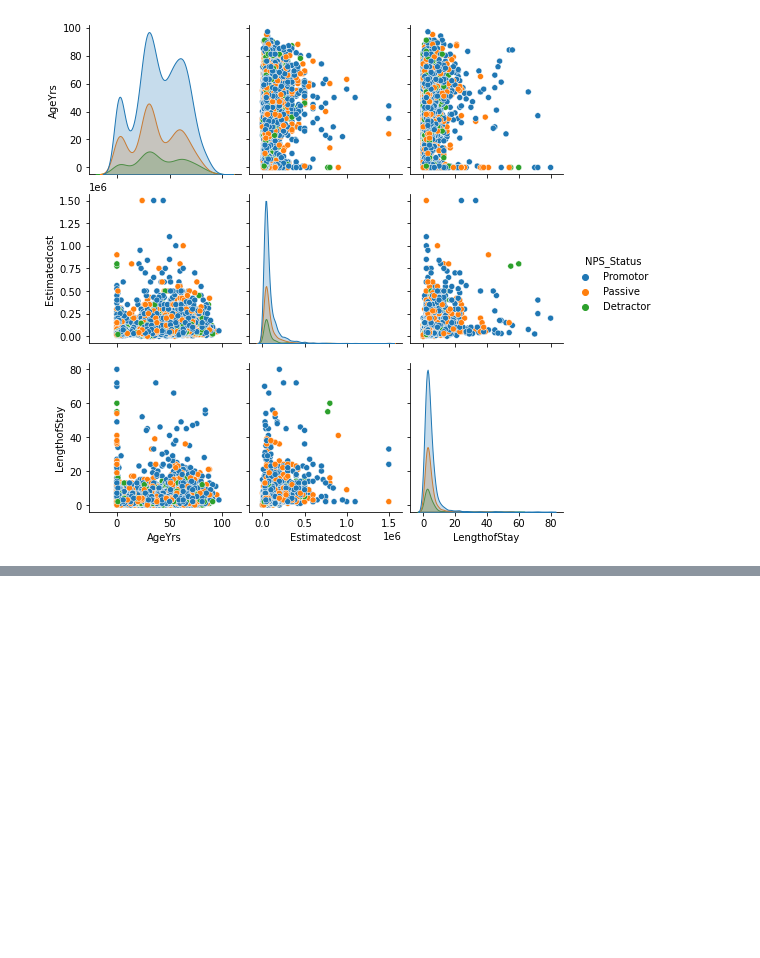
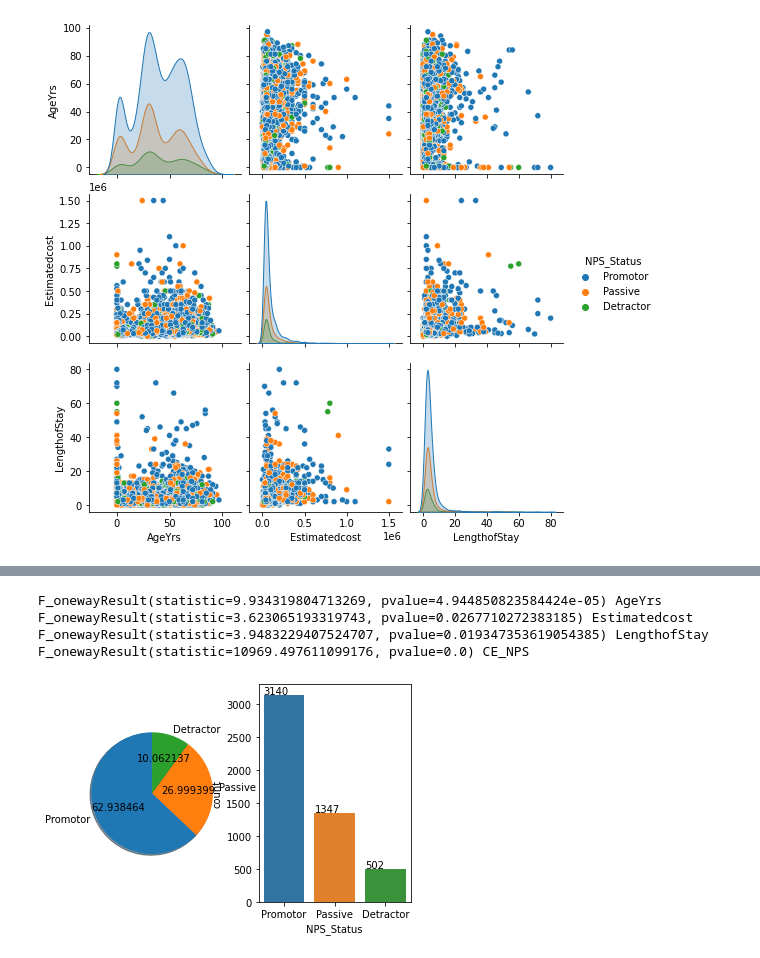
Before and after one commit to manthra16695/Code-360, a Jupyter notebook: Manipal_Hospitals.ipynb, the cells around one changed output, grey strips where cells are left out. Saved outputs shown, nothing was run; the diff lists cells and outputs as text; code cells hidden in the pictures; blank space fills up the shorter version.

```diff
--- a/Manipal_Hospitals.ipynb
+++ b/Manipal_Hospitals.ipynb
@@ -95,0 +146,16 @@ sns.pairplot(numericaldata,hue='NPS_Status')
+# %%
+
+count=0
+a=[]
+for i in ls:
+
+  crosstb=pd.crosstab(data[i],data['NPS_Status'])
+  c,p,dof,expected = stats.chi2_contingency(crosstb)
+
+  if p <  0.05:
+    count+=1
+    print('{}Yes! This variable {} has significance with 95% conf with p-value as {} '.format(count,i,p))
+  else:
+    a.append(i)
+##Seems like 45 variables out of 47 have significance at 90% confidence
+##Will perform EDA and Bi-Variate Analysis
@@ -95,0 +180,44 @@ sns.pairplot(numericaldata,hue='NPS_Status')
+# %%
+count=0
+b=[]
+for i in numlist:
+
+  Promotor=data[i][data['NPS_Status']=='Promotor']
+  Passive=data[i][data['NPS_Status']=='Passive']
+  Detractor=data[i][data['NPS_Status']=='Detractor']
+  p_value=stats.f_oneway(Promotor,Passive,Detractor)
+  print(p_value,i)
+##Seems like all the int variables are significant based on ANOVA
+# %% [output]
+F_onewayResult(statistic=9.934319804713269, pvalue=4.944850823584424e-05) AgeYrs
+F_onewayResult(statistic=3.623065193319743, pvalue=0.0267710272383185) Estimatedcost
+F_onewayResult(statistic=3.9483229407524707, pvalue=0.019347353619054385) LengthofStay
+F_onewayResult(statistic=10969.497611099176, pvalue=0.0) CE_NPS
+# %%
+##Target Value Distribution
+
+plt.figure()
+plt.subplot(1,2,1)
+plt.pie(data['NPS_Status'].value_counts(),autopct='%3f',startangle=90,labels=['Promotor','Passive','Detractor'],shadow=True)
+
+
+plt.subplot(1,2,2)
+cv=sns.countplot(data['NPS_Status'])
+for p in cv.patches:
+    cv.annotate(str(p.get_height()), (p.get_x() * 1.005, p.get_height() * 1.005))
+
+# # plt.subplot(data['NPS_Status'])
+# plt.pie(data['NPS_Status'].value_counts(),autopct='%3f',startangle=90,labels=['Promotor','Passive','Detractor'],shadow=True)
+# sns.countplot(x=data['NPS_Status'],ax=1)
+
+# fig, axes = plt.subplots(nrows=1, ncols=2, figsize=(5, 3))
+# axes[0].plt.pie(data['NPS_Status'].value_counts(),autopct='%3f',startangle=90,labels=['Promotor','Passive','Detractor'],shadow=True)
+# axes[1].plt.pie(data['NPS_Status'].value_counts(),autopct='%3f',startangle=90,labels=['Promotor','Passive','Detractor'],shadow=True)
+# fig.tight_layout()
+
+# fig, ax =plt.subplots(1,2)
+# sns.countplot(data['NPS_Status'], ax=ax[0])
+# sns.barplot(data['NPS_Status'].count(), ax=ax[1])
+# fig.show()
+# %% [output]
+[figure, added]
```
Also changed, not shown: parts of 7 cells of this notebook.
